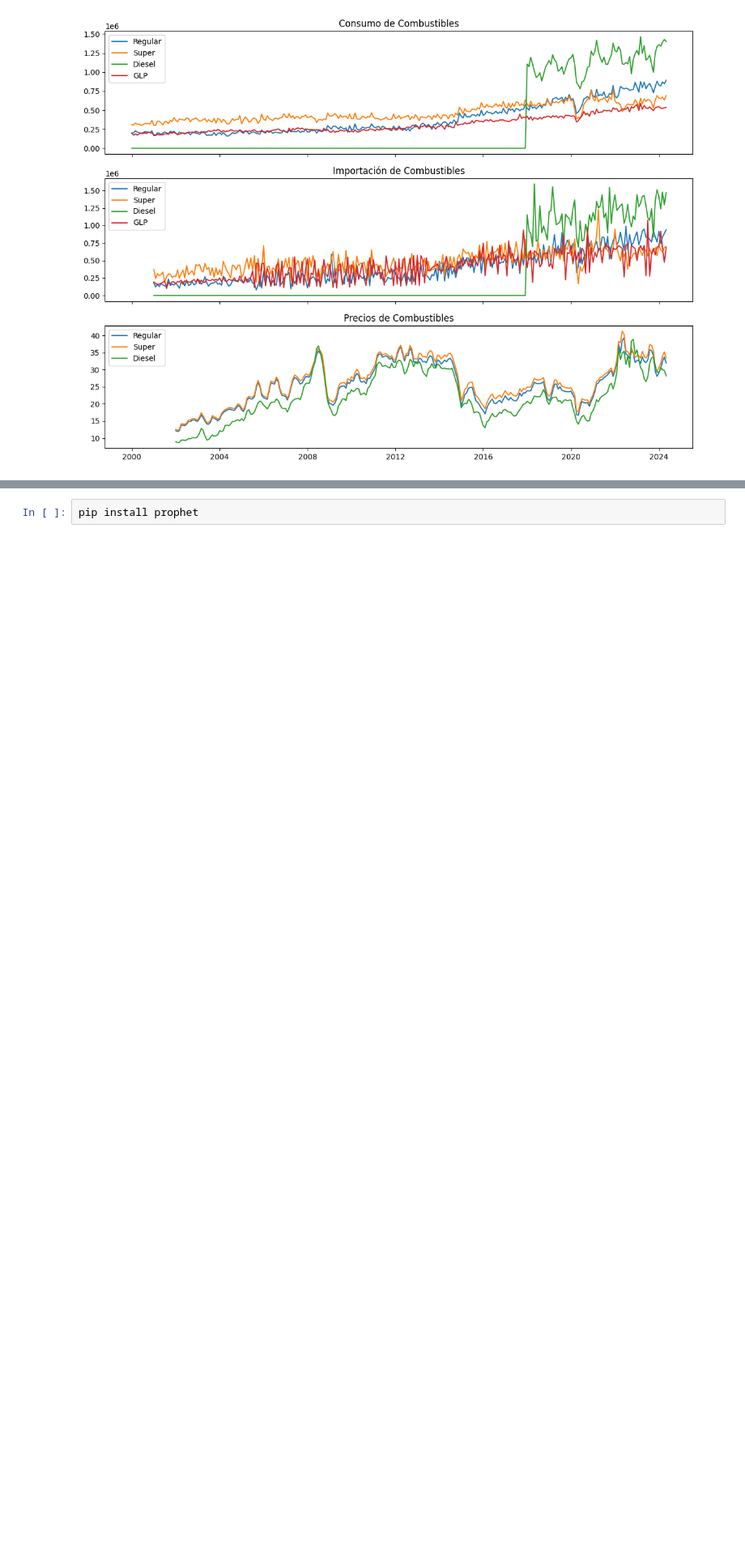
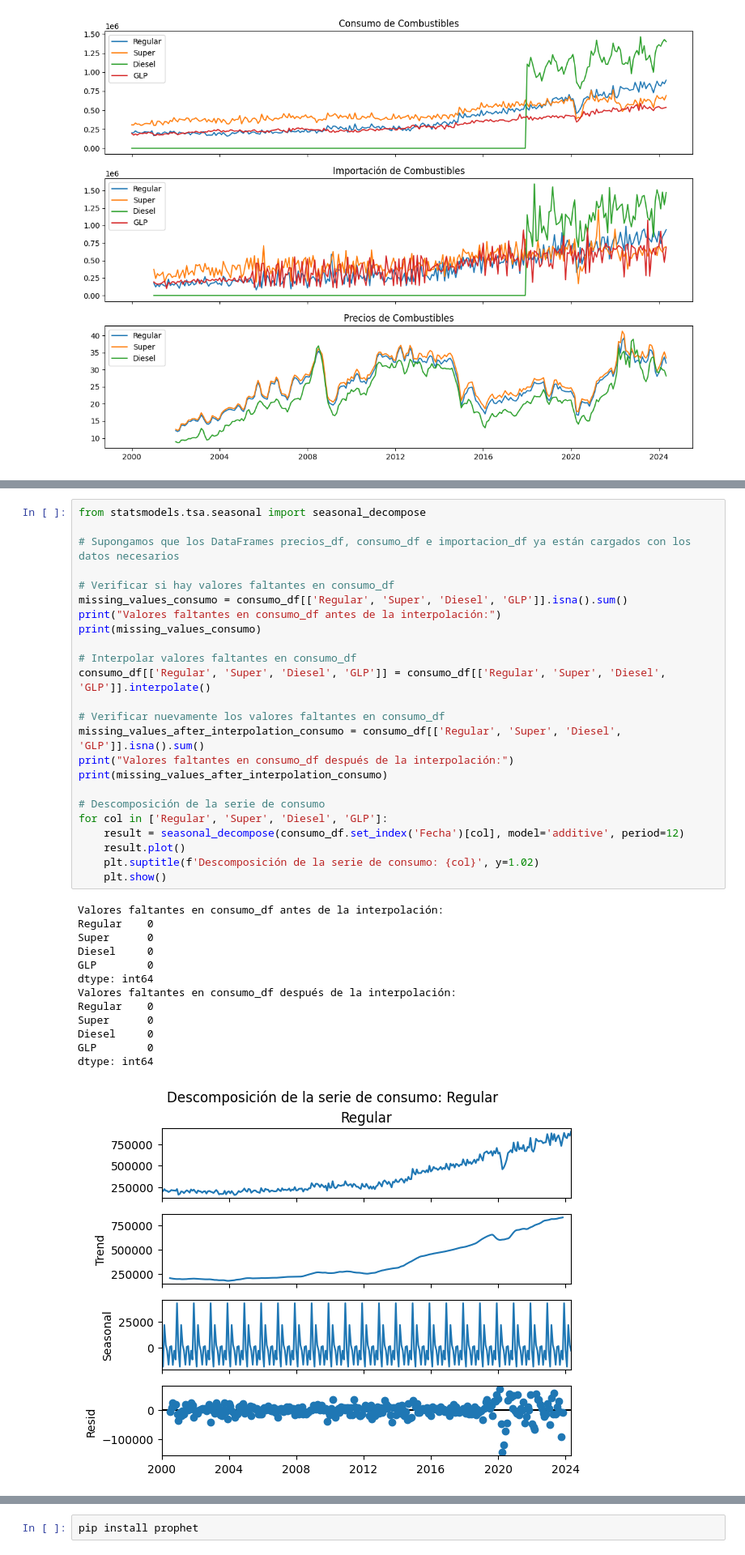
Before and after one commit to FabianJuarez182/DT-LAB2, a Jupyter notebook: DS_LAB2.ipynb, the cells around one changed output, grey strips where cells are left out. Shown at 81% size. Saved outputs shown, nothing was run; the diff lists cells and outputs as text; blank space fills up the shorter version.

```diff
--- a/DS_LAB2.ipynb
+++ b/DS_LAB2.ipynb
@@ -78,0 +78,38 @@ plt.show()
+# %%
+from statsmodels.tsa.seasonal import seasonal_decompose
+
+# Supongamos que los DataFrames precios_df, consumo_df e importacion_df ya están cargados con los datos necesarios
+
+# Verificar si hay valores faltantes en consumo_df
+missing_values_consumo = consumo_df[['Regular', 'Super', 'Diesel', 'GLP']].isna().sum()
+print("Valores faltantes en consumo_df antes de la interpolación:")
+print(missing_values_consumo)
+
+# Interpolar valores faltantes en consumo_df
+consumo_df[['Regular', 'Super', 'Diesel', 'GLP']] = consumo_df[['Regular', 'Super', 'Diesel', 'GLP']].interpolate()
+
+# Verificar nuevamente los valores faltantes en consumo_df
+missing_values_after_interpolation_consumo = consumo_df[['Regular', 'Super', 'Diesel', 'GLP']].isna().sum()
+print("Valores faltantes en consumo_df después de la interpolación:")
+print(missing_values_after_interpolation_consumo)
+
+# Descomposición de la serie de consumo
+for col in ['Regular', 'Super', 'Diesel', 'GLP']:
+    result = seasonal_decompose(consumo_df.set_index('Fecha')[col], model='additive', period=12)
+    result.plot()
+    plt.suptitle(f'Descomposición de la serie de consumo: {col}', y=1.02)
+    plt.show()
+# %% [output]
+Valores faltantes en consumo_df antes de la interpolación:
+Regular    0
+Super      0
+Diesel     0
+GLP        0
+dtype: int64
+Valores faltantes en consumo_df después de la interpolación:
+Regular    0
+Super      0
+Diesel     0
+GLP        0
+dtype: int64
+[figure, added]
```
Also changed, not shown: parts of 15 cells of this notebook.
